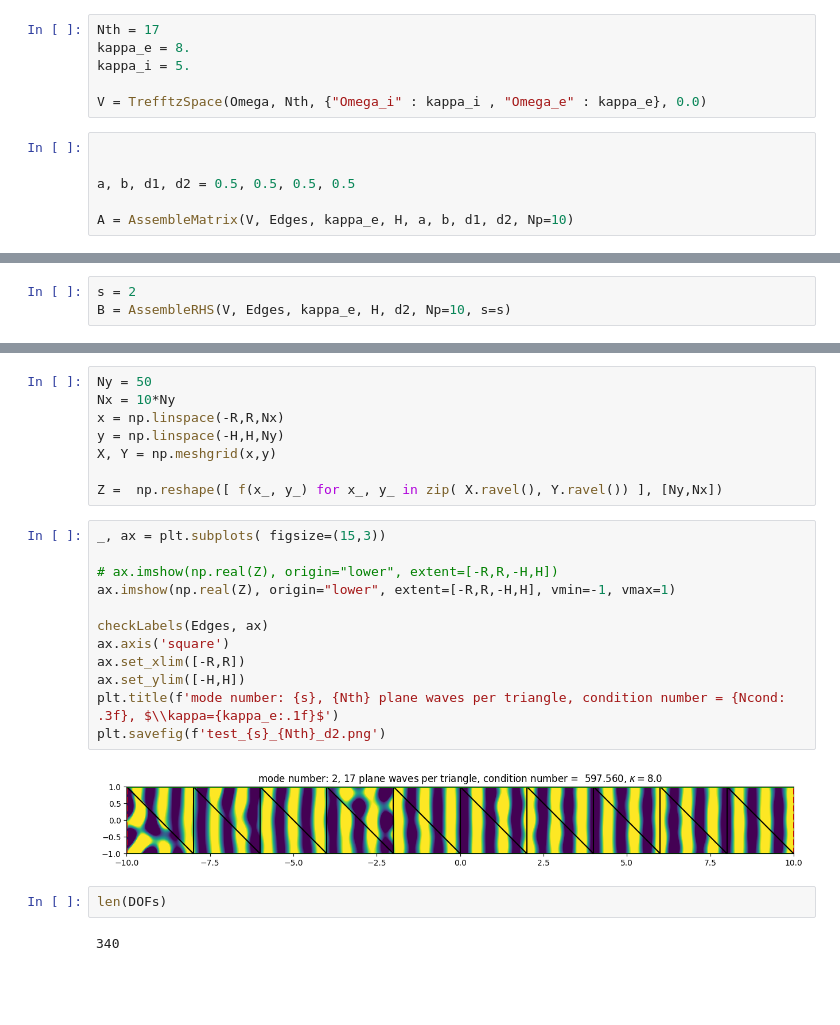
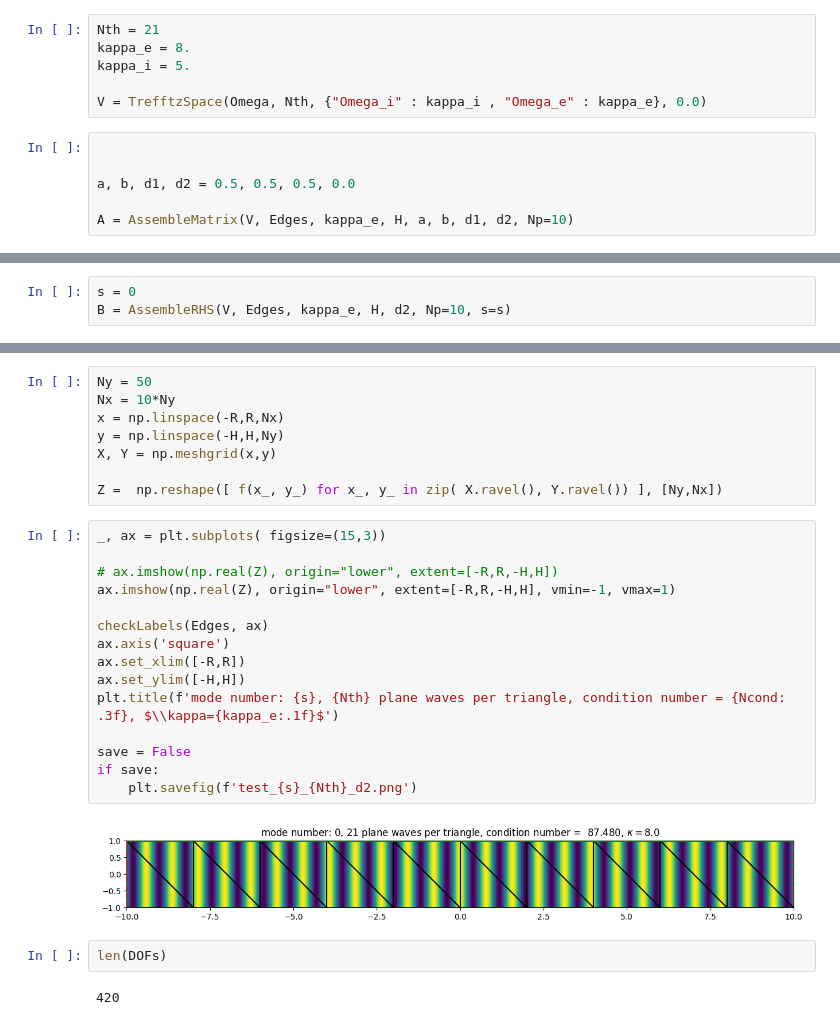
Before and after one commit to MPenaR/UWVFTrefftz, a Jupyter notebook: src/UWVF_Trefftz_demo.ipynb, the cells around one changed output, grey strips where cells are left out. Drawn from its saved outputs; the diff is of its cells as text; blank space fills up the shorter version.

```diff
--- a/src/UWVF_Trefftz_demo.ipynb
+++ b/src/UWVF_Trefftz_demo.ipynb
@@ -152,7 +152,7 @@ and the definition of the "plus" and "minus" quantities...
 # %%
   # checkPlusMinus(Edges, Baricenters)
 # %%
-Nth = 17
+Nth = 21
 kappa_e = 8.
 kappa_i = 5.
 
@@ -160,7 +160,7 @@ V = TrefftzSpace(Omega, Nth, {"Omega_i" : kappa_i , "Omega_e" : kappa_e}, 0.0)
 # %%
 
 
-a, b, d1, d2 = 0.5, 0.5, 0.5, 0.5
+a, b, d1, d2 = 0.5, 0.5, 0.5, 0.0
 
 A = AssembleMatrix(V, Edges, kappa_e, H, a, b, d1, d2, Np=10)
 # %%
@@ -176,5 +176,5 @@ plt.imshow(np.abs(A), cmap='coolwarm')
 # %%
-s = 2
+s = 0
 B = AssembleRHS(V, Edges, kappa_e, H, d2, Np=10, s=s)
 # %%
 DOFs = np.linalg.solve(A,B)
@@ -190,21 +190,24 @@ Z =  np.reshape([ f(x_, y_) for x_, y_ in zip( X.ravel(), Y.ravel()) ], [Ny,Nx])
 # %%
 _, ax = plt.subplots( figsize=(15,3))
 
 # ax.imshow(np.real(Z), origin="lower", extent=[-R,R,-H,H])
 ax.imshow(np.real(Z), origin="lower", extent=[-R,R,-H,H], vmin=-1, vmax=1)
 
 checkLabels(Edges, ax)
 ax.axis('square')
 ax.set_xlim([-R,R])
 ax.set_ylim([-H,H])
 plt.title(f'mode number: {s}, {Nth} plane waves per triangle, condition number = {Ncond: .3f}, $\\kappa={kappa_e:.1f}$')
-plt.savefig(f'test_{s}_{Nth}_d2.png')
+
+save = False
+if save:
+    plt.savefig(f'test_{s}_{Nth}_d2.png')
 # %% [output]
-[figure, old version]
+[figure, new version]
 # %%
 len(DOFs)
 # %% [output]
-340
+420
 # %%
 plt.plot(np.abs(DOFs),'.')
 # %% [output]
```
Also changed, not shown: parts of 5 cells of this notebook, 13 other files.
